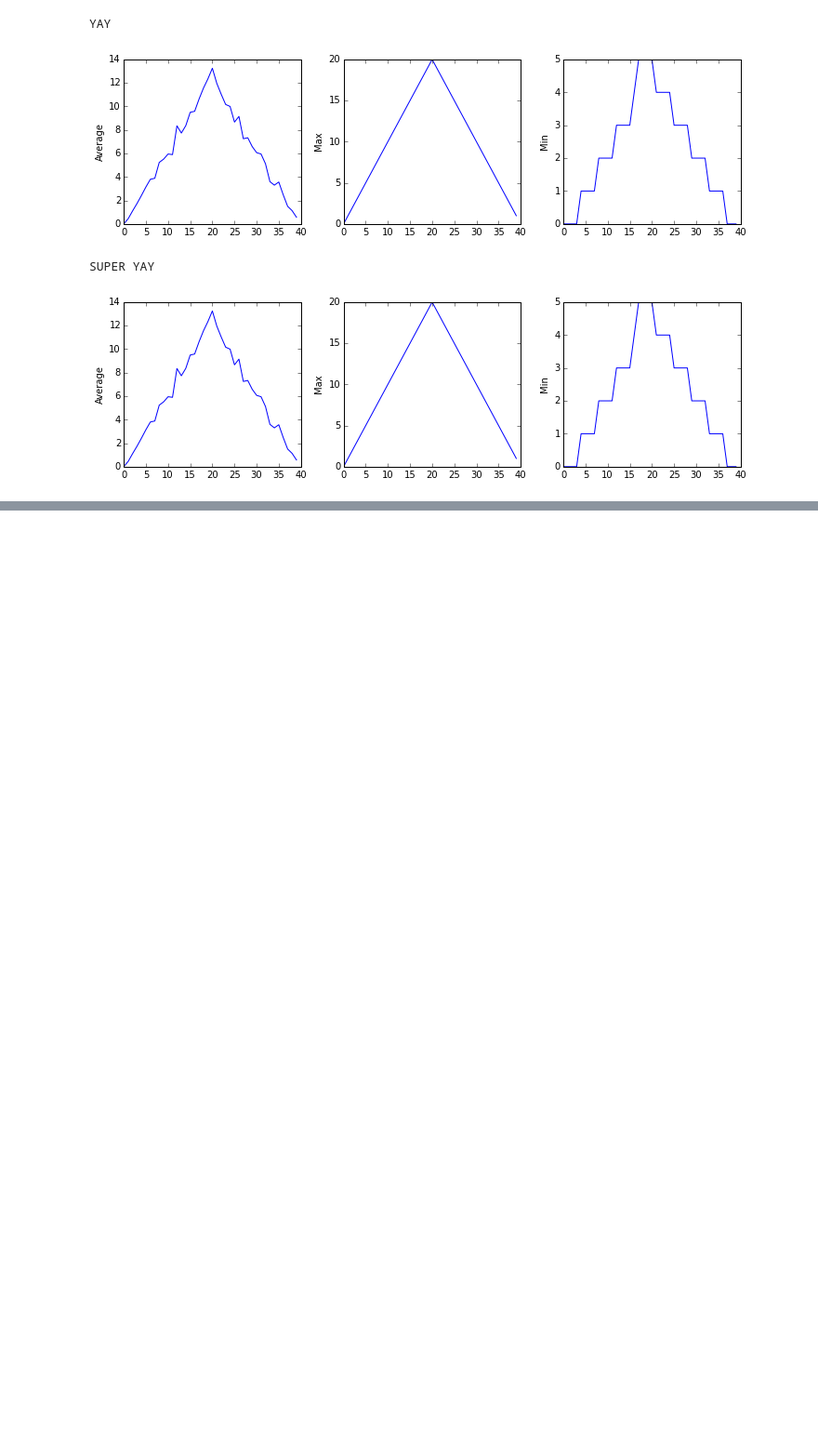
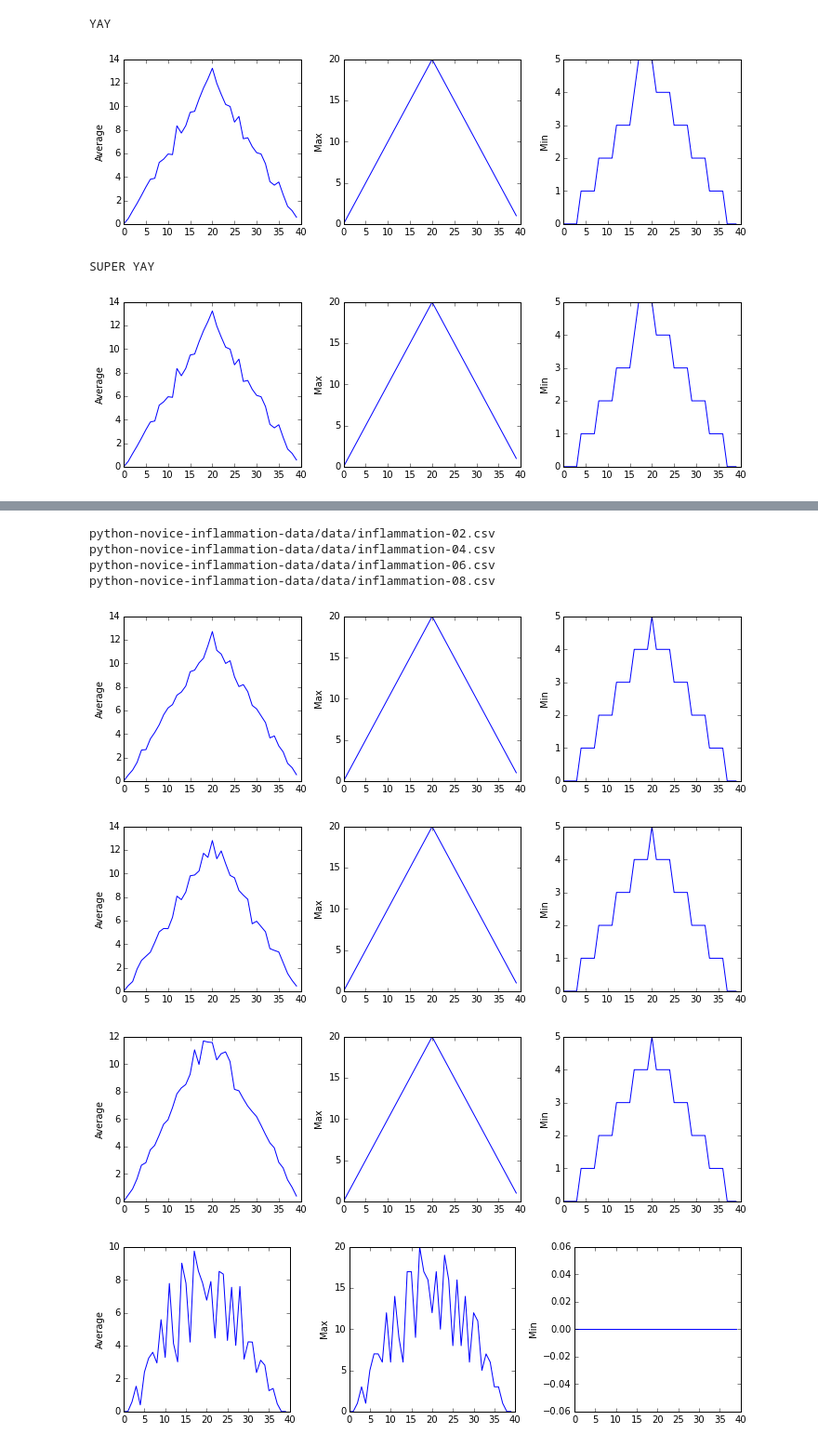
Before and after one commit to story645/ccny_software_carpentary, a Jupyter notebook: morning_session.ipynb, the cells around one changed output, grey strips where cells are left out. Shown at 93% size. Saved outputs shown, nothing was run; the diff lists cells and outputs as text; code cells hidden in the pictures; blank space fills up the shorter version.

```diff
--- a/morning_session.ipynb
+++ b/morning_session.ipynb
@@ -576,0 +610,13 @@ analyze('python-novice-inflammation-data/data/inflammation-01.csv', output="SUPE
+# %%
+#pass in arguments
+for filename in files_to_analyze:
+    analyze(filename, output=filename)
+# %% [output]
+python-novice-inflammation-data/data/inflammation-02.csv
+python-novice-inflammation-data/data/inflammation-04.csv
+python-novice-inflammation-data/data/inflammation-06.csv
+python-novice-inflammation-data/data/inflammation-08.csv
+[figure, added]
+[figure, added]
+[figure, added]
+[figure, added]
```
Also changed, not shown: parts of 7 cells of this notebook.
